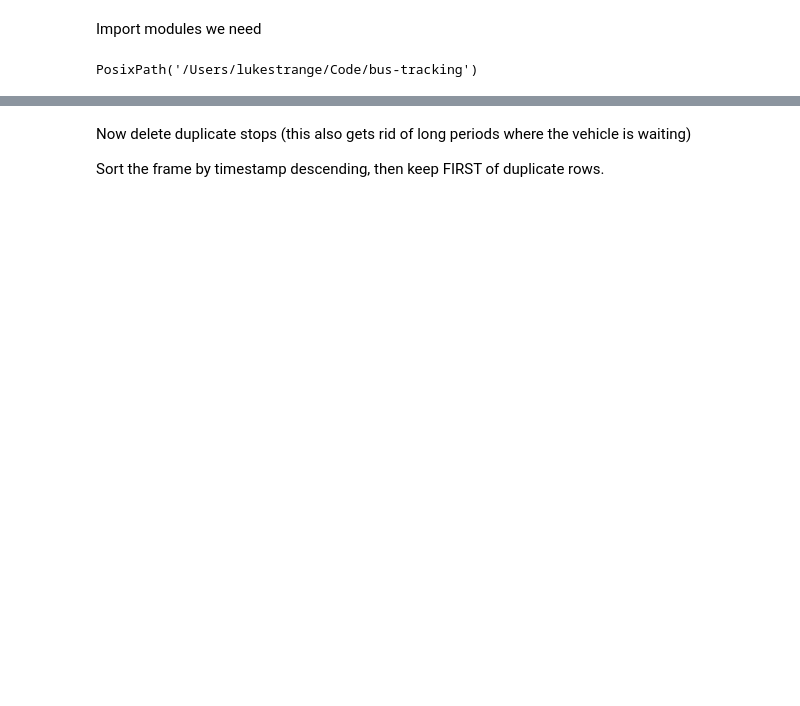
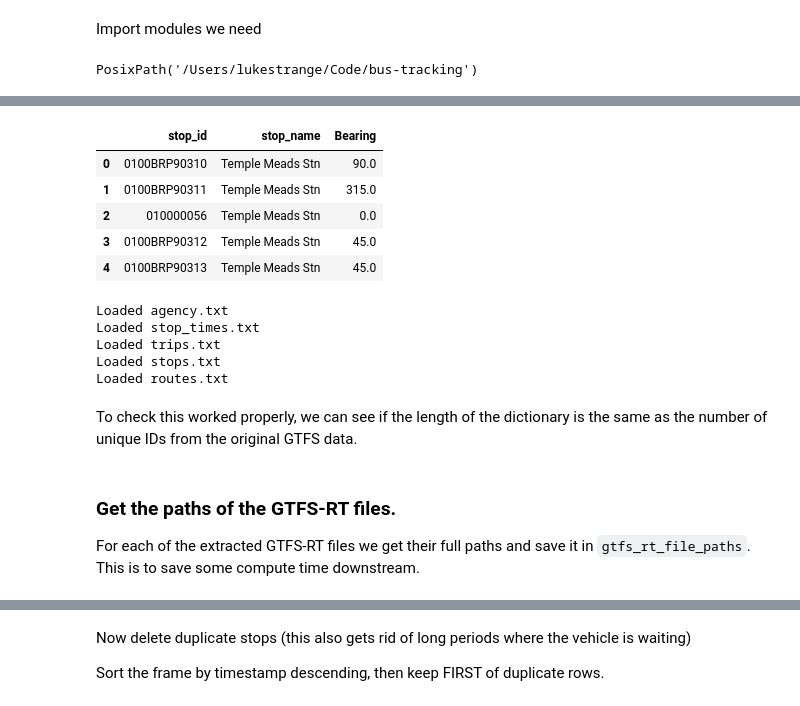
Before and after one commit to open-innovations/bus-tracking, a Jupyter notebook: pipelines/GTFS-RT2GTFS.ipynb, the cells around one changed output, grey strips where cells are left out. Saved outputs shown, nothing was run; the diff lists cells and outputs as text; code cells hidden in the pictures; blank space fills up the shorter version.

```diff
--- a/pipelines/GTFS-RT2GTFS.ipynb
+++ b/pipelines/GTFS-RT2GTFS.ipynb
@@ -67,0 +30,45 @@ Get the paths of the GTFS-RT files
+# %%
+stop_names_bearings = pd.read_csv(ROOT / "uk_stops/stops.csv", low_memory=False, usecols=['ATCOCode', 'CommonName', 'Bearing'])
+stop_names_bearings.rename(columns={"ATCOCode": "stop_id", "CommonName": "stop_name"}, inplace=True)
+stop_names_bearings['Bearing'] = stop_names_bearings['Bearing'].map(pd.Series({"N": 0, "NE": 45, "E": 90, "SE": 135, "S": 180, "SW": 225, "W": 270, "NW": 315}))
+# What to do about NA Bearings!?
+stop_names_bearings[stop_names_bearings.Bearing.notna()].head()
+# %% [output]
+|  | stop_id | stop_name | Bearing |
+| 0 | 0100BRP90310 | Temple Meads Stn | 90.0 |
+| 1 | 0100BRP90311 | Temple Meads Stn | 315.0 |
+| 2 | 010000056 | Temple Meads Stn | 0.0 |
+| 3 | 0100BRP90312 | Temple Meads Stn | 45.0 |
+| 4 | 0100BRP90313 | Temple Meads Stn | 45.0 |
+# %%
+# Load the ID parts of various files that we extracted from the GTFS timetable.
+agencies, routes, stops, stop_times, trips = load_gtfs_ids(extract_dir)
+
+# Make the dataframes to be used to make dicts
+agency2route = agencies.merge(routes, on='agency_id').set_index('agency_id')
+AgencyNOC2AgencyIDDict = agency2route['agency_noc'].drop_duplicates().to_dict()
+
+## Routes have multiple associated trips. Need to think about this.
+## Not sure I am using this anywhere so maybe just remove
+# route2trip = routes.merge(trips, on='route_id').set_index('route_id')
+# RouteID2TripIDDict = route2trip['trip_id'].to_dict()
+
+# Each trip_id has multiple associated stops. Aggregate these into a list per trip_id.
+trip2stoptimes = trips.merge(stop_times, on='trip_id')[['trip_id', 'stop_id']].groupby('trip_id').agg(list)
+Trip2StopIDDict = trip2stoptimes['stop_id'].to_dict()
+
+# There are some stop_id in stops.txt that are not in stop_times.txt.
+# We can't use these. Our merge removes these as we complete an "inner" join.
+stoptimes2stops = stop_times.merge(stops, on='stop_id').merge(stop_names_bearings, how='inner', on='stop_id')
+stoptimes2stops.drop_duplicates(subset='stop_id', keep='first', inplace=True) # We only need unique stop_ids
+stoptimes2stops.set_index('stop_id', inplace=True)
+StopID2StopLocDict = stoptimes2stops[['stop_lat', 'stop_lon', 'Bearing']].to_dict(orient='index')
+# print(len(stops.stop_id.unique()))
+# %% [output]
+Loaded agency.txt
+Loaded stop_times.txt
+Loaded trips.txt
+Loaded stops.txt
+Loaded routes.txt
+# %% [markdown]
+To check this worked properly, we can see if the length of the dictionary is the same as the number of unique IDs from the original GTFS data.
@@ -68 +80,5 @@ Get the paths of the GTFS-RT files
+# %% [markdown]
+### Get the paths of the GTFS-RT files.
+
+For each of the extracted GTFS-RT files we get their full paths and save it in `gtfs_rt_file_paths`. This is to save some compute time downstream.
 # %%
```
Also changed, not shown: parts of 27 cells of this notebook.
